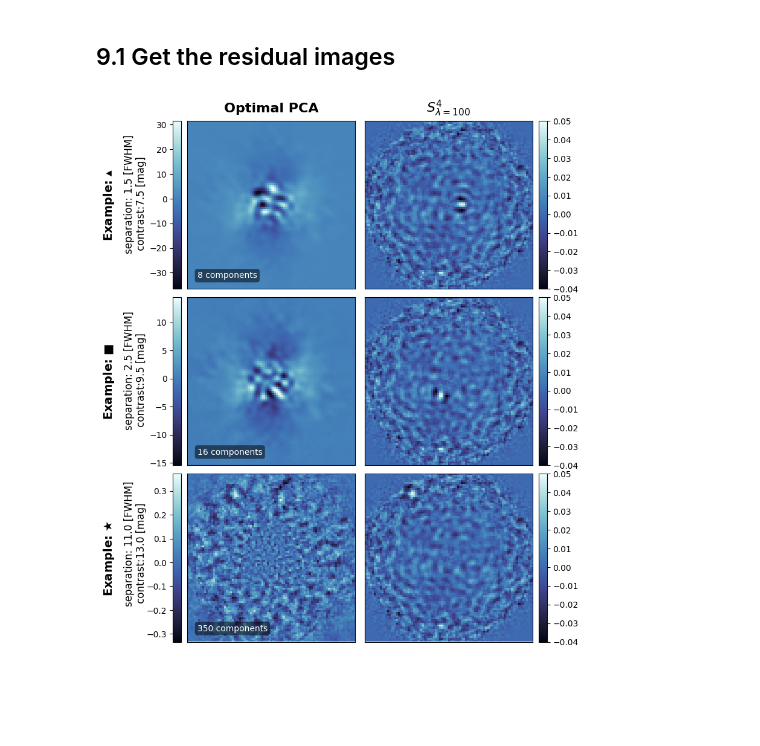
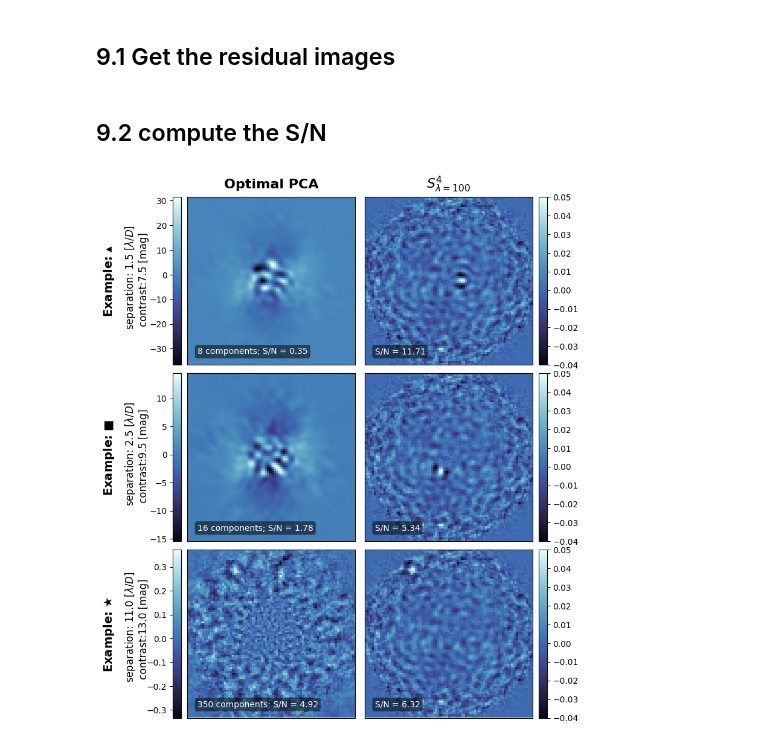
Before and after one commit to markusbonse/fours, a Jupyter notebook: notebooks/paper_plots/05_plot_contrast_curves_and_residuals.ipynb, the cells around one changed output. Cells and saved outputs as stored; diff of their text form; code cells hidden in the pictures; blank space fills up the shorter version.

```diff
--- a/notebooks/paper_plots/05_plot_contrast_curves_and_residuals.ipynb
+++ b/notebooks/paper_plots/05_plot_contrast_curves_and_residuals.ipynb
@@ -647,3 +647,5 @@ pca_residual_2 = tmp_residuals[example_2_idx_sep, example_2_idx_mag, example_2[2
 tmp_residuals = contrast_instance.contrast_results[
     "stacked_05_PCA_" + str(example_3_pcas).zfill(3) +"_components"].residuals
 pca_residual_3 = tmp_residuals[example_3_idx_sep, example_3_idx_mag, example_3[2]]
+# %% [markdown]
+## 9.2 compute the S/N
@@ -664,12 +708,11 @@ def add_colorbar(axis_in, plot_in, left=True):
     axis_in.set_yticks([])
     cbar.ax.tick_params(labelsize=10)
 # %%
-def annotate_pca(axis_in, num_pca):
+def annotate_pca(axis_in, num_pca, snr):
     t2 = axis_in.annotate(
     xytext=(5., 9.),
     xy=(0, 0),
-    text=str(num_pca) + " components",
-    #weight='bold',
+    text=str(num_pca) + " components; S/N = " + str(snr),
     color='w',
     va='top',
     ha='left',
@@ -678,6 +721,20 @@ def annotate_pca(axis_in, num_pca):
           edgecolor='none',
           boxstyle='round',
           alpha=0.5))
+
+def annotate_s4(axis_in, snr):
+    t2 = axis_in.annotate(
+    xytext=(5., 9.),
+    xy=(0, 0),
+    text="S/N = " + str(snr),
+    color='w',
+    va='top',
+    ha='left',
+    fontsize=10,
+    bbox=dict(facecolor='black',
+          edgecolor='none',
+          boxstyle='round',
+          alpha=0.5))
 # %%
 fig = plt.figure(constrained_layout=False, figsize=(8, 11.2))
 gs0 = fig.add_gridspec(3, 2,hspace=0.05, wspace=0.05) # height_ratios=[1, 1]
@@ -692,55 +749,58 @@ axis_s4_3 = fig.add_subplot(gs0[2, 1])
 # PCA plots -----------------
 plot1 = axis_pca_1.imshow(pca_residual_1, cmap=color_map, origin='lower')
 add_colorbar(axis_pca_1, plot1, True)
-annotate_pca(axis_pca_1, example_1_pcas)
+annotate_pca(axis_pca_1, example_1_pcas, pca_example_1_snr)
 plot2 = axis_pca_2.imshow(pca_residual_2, cmap=color_map, origin='lower')
 add_colorbar(axis_pca_2, plot2, True)
-annotate_pca(axis_pca_2, example_2_pcas)
+annotate_pca(axis_pca_2, example_2_pcas, pca_example_2_snr)
 plot3 = axis_pca_3.imshow(pca_residual_3, cmap=color_map, origin='lower')
 add_colorbar(axis_pca_3, plot3, True)
-annotate_pca(axis_pca_3, example_3_pcas)
+annotate_pca(axis_pca_3, example_3_pcas, pca_example_3_snr)
 
 # S4 plots -----------------
 plot4 = axis_s4_1.imshow(s4_residual_1, cmap=color_map, origin='lower',
                          vmin=-0.04, vmax=0.05)
 add_colorbar(axis_s4_1, plot4, False)
+annotate_s4(axis_s4_1, s4_example_1_snr)
 plot5 = axis_s4_2.imshow(s4_residual_2, cmap=color_map, origin='lower',
                          vmin=-0.04, vmax=0.05)
 add_colorbar(axis_s4_2, plot5, False)
+annotate_s4(axis_s4_2, s4_example_2_snr)
 plot6 = axis_s4_3.imshow(s4_residual_3, cmap=color_map, origin='lower',
                          vmin=-0.04, vmax=0.05)
 add_colorbar(axis_s4_3, plot6, False)
+annotate_s4(axis_s4_3, s4_example_3_snr)
 
 # Titles -----------------
 axis_pca_1.set_title("Optimal PCA", fontsize=16, fontweight="bold", y=1.02)
 axis_s4_1.set_title("$S^4_{\lambda=100}$", fontsize=16, fontweight="bold", y=1.02)
 
 axis_pca_1.set_ylabel(
     r"Example: $\blacktriangle$", fontsize=14,
     fontweight="bold",labelpad=85)
 axis_pca_1.text(
     -35, 20,
-    "separation: " + str(example_1[0]) + " [FWHM] \n contrast:" + str(example_1[1]) + " [mag]",
+    "separation: " + str(example_1[0]) + " [$\lambda/D$] \n contrast:" + str(example_1[1]) + " [mag]",
     fontsize=12, rotation=90)
 
 axis_pca_2.set_ylabel(
     r"Example: $\blacksquare$", fontsize=14,
     fontweight="bold",labelpad=85)
 axis_pca_2.text(
     -35, 20,
-    "separation: " + str(example_2[0]) + " [FWHM] \n contrast:" + str(example_2[1]) + " [mag]",
+    "separation: " + str(example_2[0]) + " [$\lambda/D$] \n contrast:" + str(example_2[1]) + " [mag]",
     fontsize=12, rotation=90)
 
 axis_pca_3.set_ylabel(
     r"Example: $\bigstar$", fontsize=14,
     fontweight="bold",labelpad=85)
 axis_pca_3.text(
     -35, 20,
-    "separation: " + str(example_3[0]) + " [FWHM] \n contrast:" + str(example_3[1]) + " [mag]",
+    "separation: " + str(example_3[0]) + " [$\lambda/D$] \n contrast:" + str(example_3[1]) + " [mag]",
     fontsize=12, rotation=90)
 
 # Save the plot
 fig.patch.set_facecolor('white')
 plt.savefig("./final_plots/05_residuals_PCA_S4.pdf", bbox_inches='tight')
 # %% [output]
-[figure, old version]
+[figure, new version]
```
Also changed, not shown: parts of 6 cells of this notebook, 9 other files.
